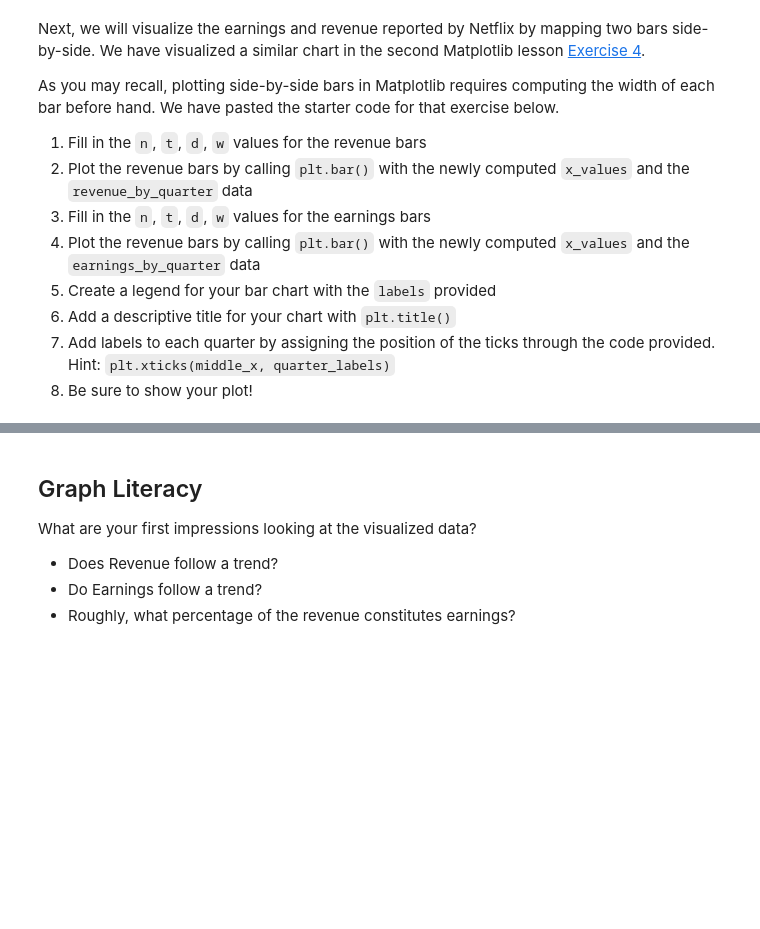
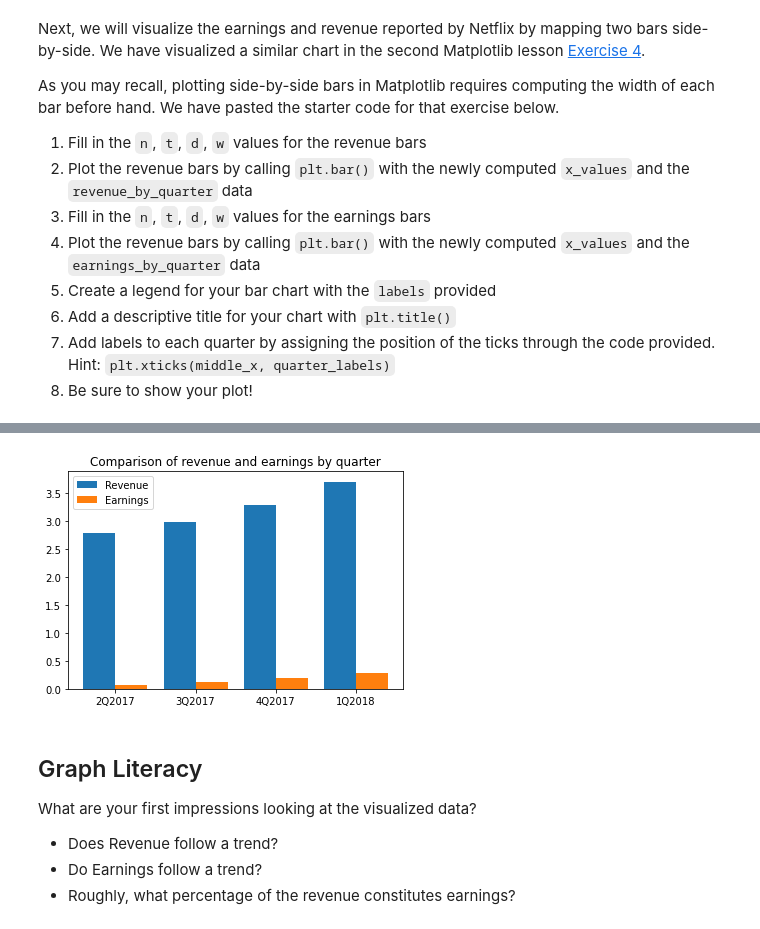
Before and after one commit to llcollett/codecademy-python, a Jupyter notebook: NetflixStocksCapstone/netflix_visualizations.ipynb, the cells around one changed output, grey strips where cells are left out. Drawn from its saved outputs; the diff is of its cells as text; code cells hidden in the pictures; blank space fills up the shorter version.

```diff
--- a/NetflixStocksCapstone/netflix_visualizations.ipynb
+++ b/NetflixStocksCapstone/netflix_visualizations.ipynb
@@ -203,27 +297,28 @@ earnings_by_quarter = [.0656,.12959,.18552,.29012]
 quarter_labels = ["2Q2017","3Q2017","4Q2017", "1Q2018"]
 
 # Revenue
-n = ?  # This is our first dataset (out of 2)
-t = ? # Number of dataset
-d = ? # Number of sets of bars
-w = ? # Width of each bar
+n = 1  # This is our first dataset (out of 2)
+t = 2 # Number of dataset
+d = 4 # Number of sets of bars
+w = 0.8 # Width of each bar
 bars1_x = [t*element + w*n for element
              in range(d)]
-
+plt.bar(x = bars1_x, height = revenue_by_quarter)
 
 
 # Earnings
-n = ?  # This is our second dataset (out of 2)
-t = ? # Number of dataset
-d = ? # Number of sets of bars
-w = ? # Width of each bar
+n = 2  # This is our second dataset (out of 2)
+t = 2 # Number of dataset
+d = 4 # Number of sets of bars
+w = 0.8 # Width of each bar
 bars2_x = [t*element + w*n for element
              in range(d)]
-
-
-
-
+plt.bar(x = bars2_x, height = earnings_by_quarter)
 
 middle_x = [ (a + b) / 2.0 for a, b in zip(bars1_x, bars2_x)]
 labels = ["Revenue", "Earnings"]
+plt.legend(labels)
+plt.xticks(middle_x, quarter_labels)
+plt.title('Comparison of revenue and earnings by quarter')
+plt.show()
 # %% [output]
@@ -231,3 +325,4 @@ SyntaxError: invalid syntax (<ipython-input-3-0f5530a7090f>, line 7)
+[figure, added]
 # %% [markdown]
 ## Graph Literacy
 What are your first impressions looking at the visualized data?
```
Also changed, not shown: parts of 14 cells of this notebook.
